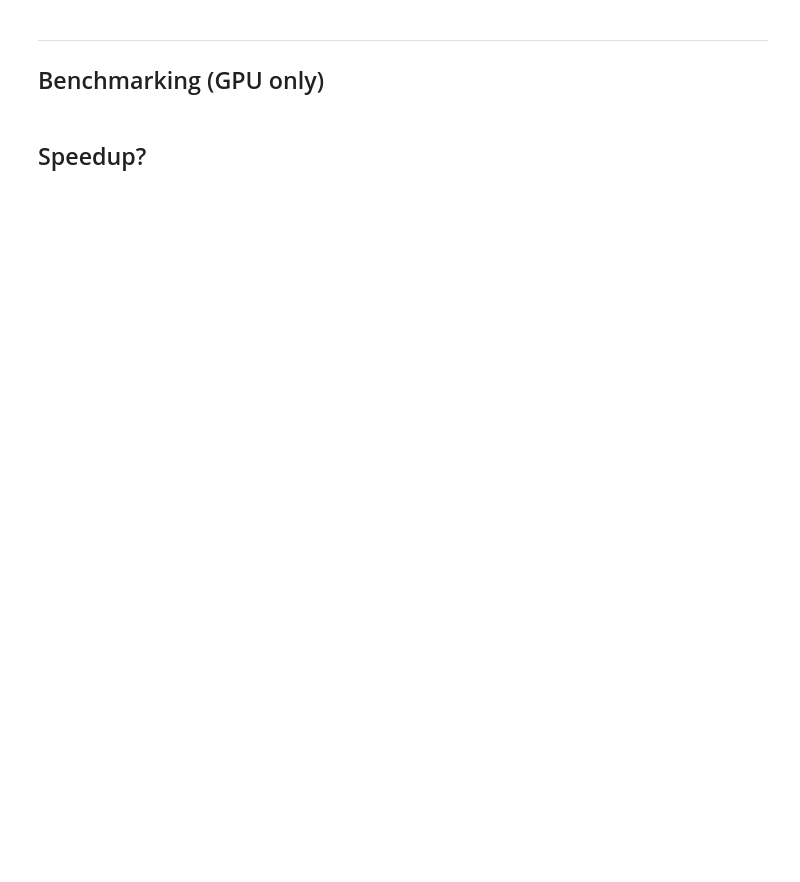
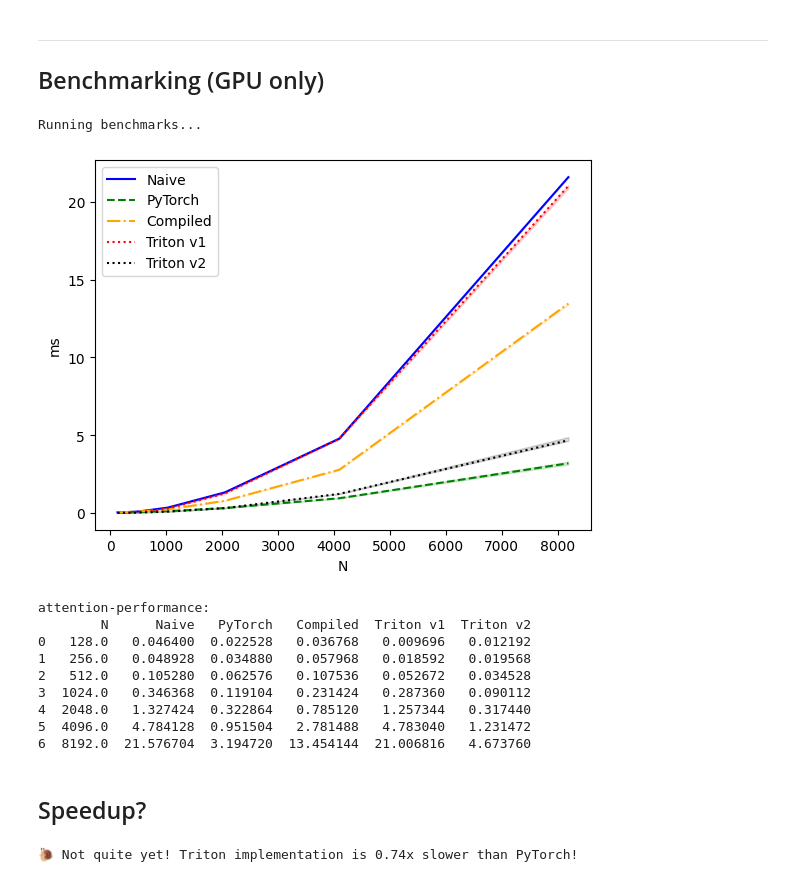
Before and after one commit to deep-spin/triton-tutorial, a Jupyter notebook: 7_softmax_attention.ipynb, the cells around one changed output. Saved outputs shown, nothing was run; the diff lists cells and outputs as text; code cells hidden in the pictures; blank space fills up the shorter version.

```diff
--- a/7_softmax_attention.ipynb
+++ b/7_softmax_attention.ipynb
@@ -204,7 +207,7 @@ def attention_triton_v1(Q, K, V, causal=False):
     V = V.contiguous()
 
     # Choose block sizes
-    BLOCK_N = min(triton.next_power_of_2(N), 64)
+    BLOCK_N = min(triton.next_power_of_2(N), 1024)
     BLOCK_D = d  # = d for simplicity
 
     # Launch kernel (one program per batch, head, query)
@@ -457,67 +694,72 @@ You've successfully implemented the (forward pass) of Flash Attention - one of t
 @triton.testing.perf_report(
     triton.testing.Benchmark(
         x_names=['N'],  # Sequence length
-        x_vals=[128, 256, 512, 1024, 2048, 4096],  #, 8192, 16384, 32768, 65536],
+        x_vals=[128, 256, 512, 1024, 2048, 4096,  8192], #32768, 65536],
         line_arg='provider',
         line_vals=['naive', 'pytorch', 'compiled', 'triton_v1', 'triton_v2'],
         line_names=['Naive', 'PyTorch', 'Compiled', 'Triton v1', 'Triton v2'],
         styles=[('blue', '-'), ('green', '--'), ('orange', '-.'), ('red', ':'), ('black', ':')],
-        ylabel='TFLOPS',
+        ylabel='ms',
         plot_name='attention-performance',
-        args={'B': 4, 'H': 8, 'd': 64, 'causal': True},  # feel free to edit these values!
+        args={'B': 2, 'H': 2, 'd': 16, 'causal': True},  # feel free to edit these values!
     )
 )
 def benchmark(N, B, H, d, causal, provider):
     """Benchmark attention implementations."""
     Q = torch.randn(B, H, N, d, device=DEVICE, dtype=torch.float32)
     K = torch.randn(B, H, N, d, device=DEVICE, dtype=torch.float32)
     V = torch.randn(B, H, N, d, device=DEVICE, dtype=torch.float32)
-
-    # Normalize
-    Q = Q / Q.norm(dim=-1, keepdim=True)
-    K = K / K.norm(dim=-1, keepdim=True)
 
     quantiles = [0.5, 0.05, 0.95]
 
     if provider == 'naive':
         ms, min_ms, max_ms = triton.testing.do_bench(
             lambda: attention_naive(Q, K, V, causal=causal), quantiles=quantiles
         )
     elif provider == 'pytorch':
         ms, min_ms, max_ms = triton.testing.do_bench(
             lambda: attention_pytorch(Q, K, V, causal=causal), quantiles=quantiles
         )
     elif provider == 'compiled':
         ms, min_ms, max_ms = triton.testing.do_bench(
             lambda: attention_compiled(Q, K, V, causal=causal), quantiles=quantiles
         )
     elif provider == 'triton_v1':
         ms, min_ms, max_ms = triton.testing.do_bench(
             lambda: attention_triton_v1(Q, K, V, causal=causal), quantiles=quantiles
         )
     elif provider == 'triton_v2':
         ms, min_ms, max_ms = triton.testing.do_bench(
             lambda: attention_triton_v2(Q, K, V, causal=causal), quantiles=quantiles
         )
-
-    # Calculate FLOPS (approximate)
-    flops = B * H * (2 * N * N * d + 2 * N * N * d)
-    tflops = lambda ms: flops / ms / 1e9
-
-    return tflops(ms), tflops(max_ms), tflops(min_ms)
+    return ms, max_ms, min_ms
 
 print("Running benchmarks...")
 results = benchmark.run(show_plots=True, print_data=True, return_df=True, save_path='')
+# %% [output]
+Running benchmarks...
+[figure, added]
+attention-performance:
+        N      Naive   PyTorch   Compiled  Triton v1  Triton v2
+0   128.0   0.046400  0.022528   0.036768   0.009696   0.012192
+1   256.0   0.048928  0.034880   0.057968   0.018592   0.019568
+2   512.0   0.105280  0.062576   0.107536   0.052672   0.034528
+3  1024.0   0.346368  0.119104   0.231424   0.287360   0.090112
+4  2048.0   1.327424  0.322864   0.785120   1.257344   0.317440
+5  4096.0   4.784128  0.951504   2.781488   4.783040   1.231472
+6  8192.0  21.576704  3.194720  13.454144  21.006816   4.673760
 # %% [markdown]
 ## Speedup?
 # %%
 # Check if Triton is faster than PyTorch
 avg_pytorch = results['PyTorch'].mean()
-avg_triton = results['Triton'].mean()
-speedup = avg_triton / avg_pytorch
+avg_triton = results['Triton v2'].mean()
+speedup = avg_pytorch / avg_triton
 
 if speedup > 1.0:
     print(f"\n🚀 Awesome! Triton is {speedup:.2f}x faster than PyTorch!")
     display(Image("figs/gpu.gif", width=400, height=256))
 else:
     print(f"\n🐌 Not quite yet! Triton implementation is {speedup:.2f}x slower than PyTorch!")
+# %% [output]
+🐌 Not quite yet! Triton implementation is 0.74x slower than PyTorch!
```
Also changed, not shown: parts of 8 cells of this notebook, 7 other files.
